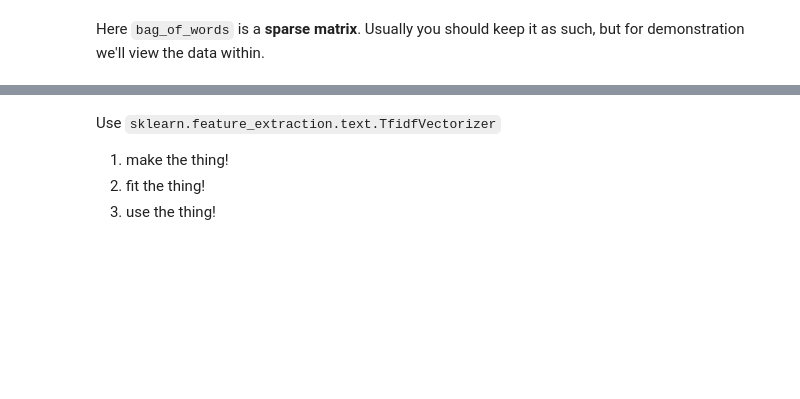
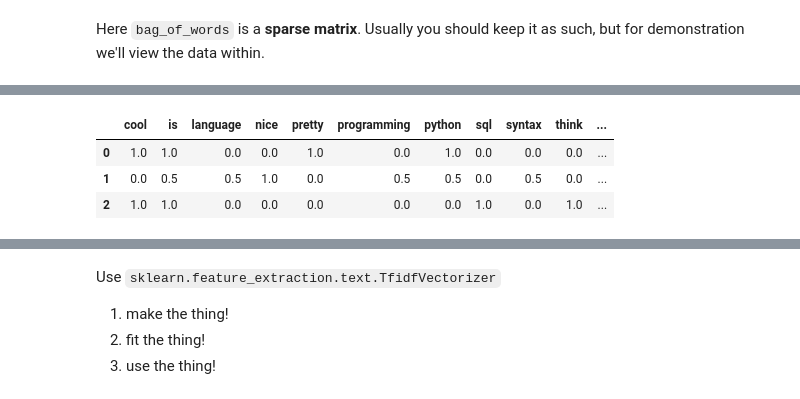
Before and after one commit to CodeupClassroom/pagel-nlp, a Jupyter notebook: modeling_lesson.ipynb, the cells around one changed output, grey strips where cells are left out. Drawn from its saved outputs; the diff is of its cells as text; code cells hidden in the pictures; blank space fills up the shorter version.

```diff
--- a/modeling_lesson.ipynb
+++ b/modeling_lesson.ipynb
@@ -154,0 +184,8 @@ Text(0.5, 1.0, 'IDF for a given word')
+# %%
+# Augmented Frequency
+bow.apply(lambda row: (row/ row.sum()) / (row/ row.sum()).max() , axis=1)
+# %% [output]
+|  | cool | is | language | nice | pretty | programming | python | sql | syntax | think | ... |
+| 0 | 1.0 | 1.0 | 0.0 | 0.0 | 1.0 | 0.0 | 1.0 | 0.0 | 0.0 | 0.0 | ... |
+| 1 | 0.0 | 0.5 | 0.5 | 1.0 | 0.0 | 0.5 | 0.5 | 0.0 | 0.5 | 0.0 | ... |
+| 2 | 1.0 | 1.0 | 0.0 | 0.0 | 0.0 | 0.0 | 0.0 | 1.0 | 0.0 | 1.0 | ... |
```
Also changed, not shown: parts of 78 cells of this notebook.
